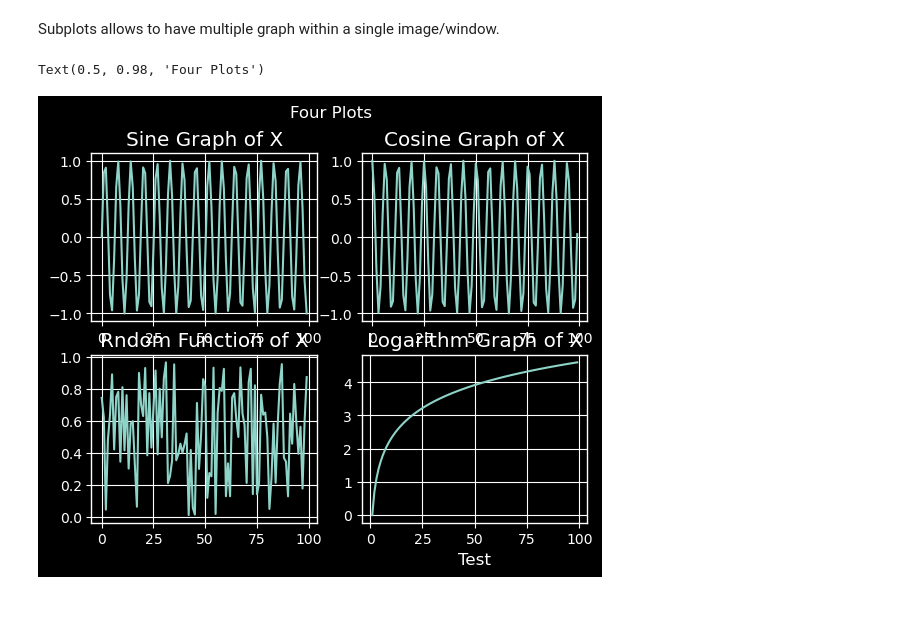
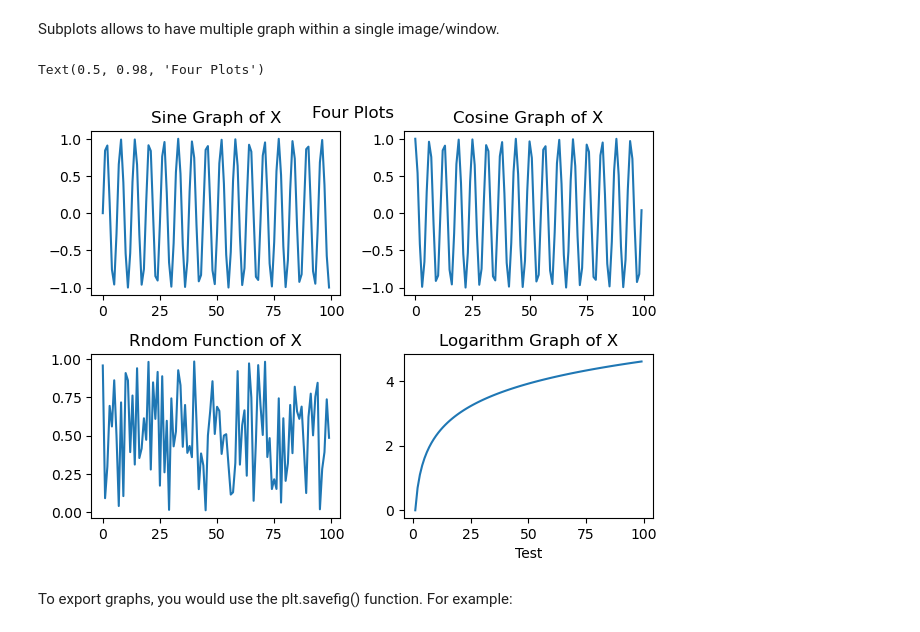
Before and after one commit to EmilsGrig/Jupyter-Notebooks, a Jupyter notebook: matplotlib.ipynb, the cells around one changed output. Drawn from its saved outputs; the diff is of its cells as text; code cells hidden in the pictures; blank space fills up the shorter version.

```diff
--- a/matplotlib.ipynb
+++ b/matplotlib.ipynb
@@ -216,6 +216,7 @@ plt.pie(votes)
 # %% [markdown]
 List of stylesheests: https://matplotlib.org/stable/gallery/style_sheets/style_sheets_reference.html
 # %%
+style.use("default")
 x1, y1 = np.random.random(100), np.random.random(100)
 x2, y2 = np.arange(100), np.random.random(100)
 
@@ -235,21 +236,26 @@ Subplots allows to have multiple graph within a single image/window.
 # %%
 x = np.arange(100)
 fig, axs =plt.subplots(2,2)
 
 axs[0,0].plot(x, np.sin(x))
 axs[0,0].set_title("Sine Graph of X")
 
 axs[0,1].plot(x, np.cos(x))
 axs[0,1].set_title("Cosine Graph of X")
 
 axs[1,0].plot(x, np.random.random(100))
 axs[1,0].set_title("Rndom Function of X")
 
 axs[1,1].plot(x, np.log(x))
 axs[1,1].set_title("Logarithm Graph of X")
 axs[1,1].set_xlabel("Test")
 
+plt.tight_layout()
+
 fig.suptitle("Four Plots")
 # %% [output]
 Text(0.5, 0.98, 'Four Plots')
-[figure, old version]
+[figure, new version]
+# %% [markdown]
+To export graphs, you would use the plt.savefig() function.
+For example:
```
Also changed, not shown: parts of 2 cells of this notebook.
